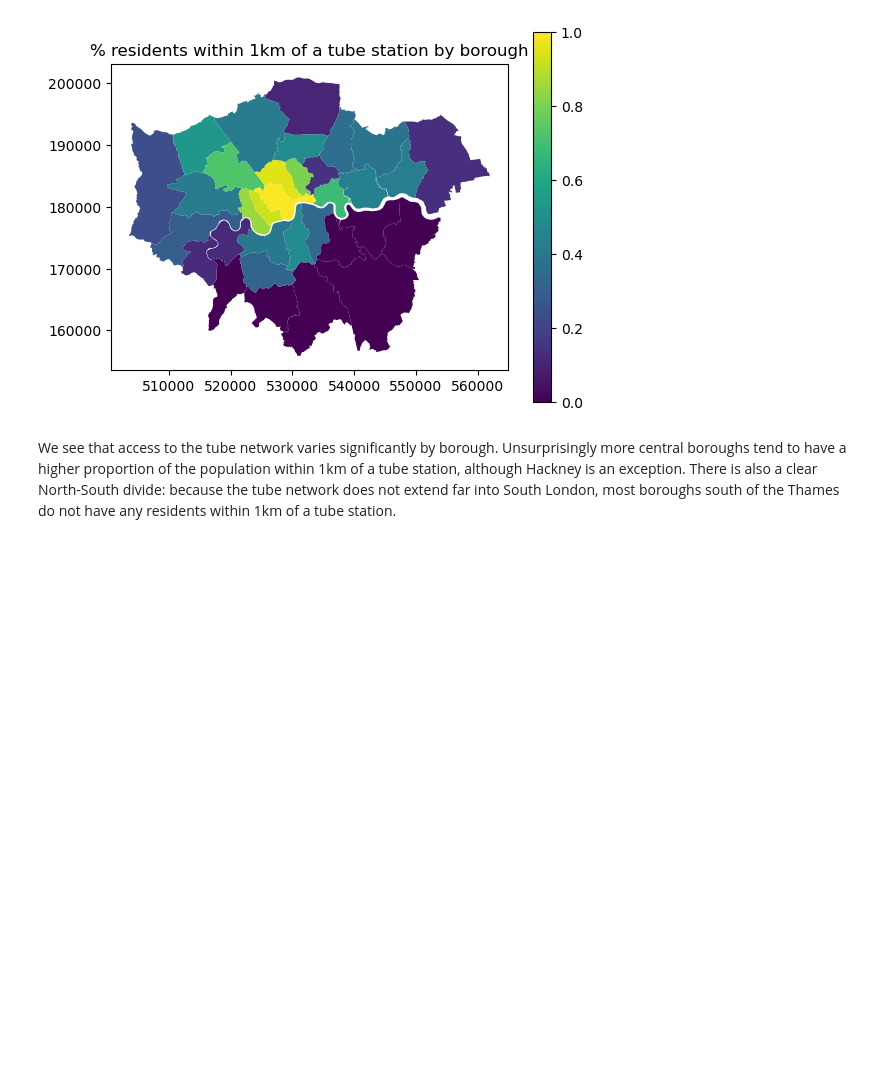
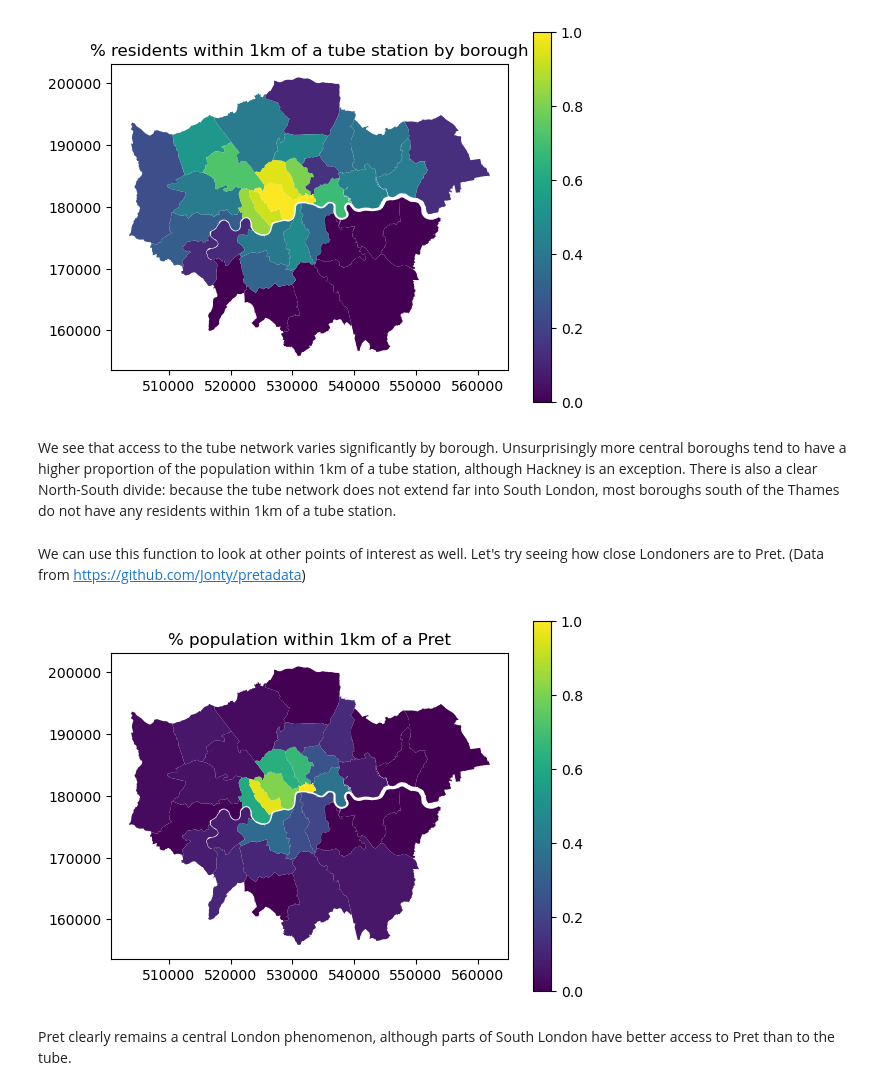
Before and after one commit to adamcellanjones/LondonMaps, a Jupyter notebook: notebooks/01_exploring_shapefiles.ipynb, the cells around one changed output. Saved outputs shown, nothing was run; the diff lists cells and outputs as text; code cells hidden in the pictures; blank space fills up the shorter version.

Commit message:
Pret access map

```diff
--- a/notebooks/01_exploring_shapefiles.ipynb
+++ b/notebooks/01_exploring_shapefiles.ipynb
@@ -61,13 +61,15 @@ for gdf in gdfs.values():
 The borough level doesn't have the demographic statistics included, but we can add these by aggregating up from LSOAs
 # %%
 summable_columns = ['residents', 'residents_household', 'residents_communal', 'households']
-agg_data = gdfs['LSOA'].groupby('LAD11CD')[summable_columns].sum()
 
-gdfs['Borough'] = pd.merge(gdfs['Borough'], agg_data, left_on='GSS_CODE', right_index=True)
+for agg_level in ['Borough', 'Ward']:
+    agg_id = 'LAD11CD' if agg_level == 'Borough' else 'WD11CD_BF'
+    agg_data = gdfs['OA'].groupby(agg_id)[summable_columns].sum()
+    gdfs[agg_level] = pd.merge(gdfs[agg_level], agg_data, left_on='GSS_CODE', right_index=True)
 
-# Calculate density and average variables
-gdfs['Borough']['population_density'] = gdfs['Borough']['residents'] / gdfs['Borough']['area']
-gdfs['Borough']['hh_size_average'] = gdfs['Borough']['residents_household'] / gdfs['Borough']['households']
+    # Calculate density and average variables
+    gdfs[agg_level]['population_density'] = gdfs[agg_level]['residents'] / gdfs[agg_level]['area']
+    gdfs[agg_level]['hh_size_average'] = gdfs[agg_level]['residents_household'] / gdfs[agg_level]['households']
 # %% [markdown]
 We can use this data to create choropleths to visualise statistics by geography - for example, let's look at population density at the MSOA level and population at the borough level:
 # %%
@@ -143,7 +145,7 @@ def population_near_feature(point_series: geopandas.geoseries.GeoSeries, distanc
     """
     Takes a series of points (GeoSeries) and checks which output areas are within a certain distance of
     any of them, then aggregates to a higher-level geography. Returns a data frame with proportion of population
-    within the specified distance.
+    within the specified distance as column proportion_near_feature.
 
     Optional keyword arguments:
     distance: the distance for the buffer, measured in metres; defaults to 1000 (1km)
@@ -155,7 +157,7 @@ def population_near_feature(point_series: geopandas.geoseries.GeoSeries, distanc
     agg_id_source = agg_id if agg_level == 'MSOA' else 'GSS_CODE'
 
     # Create the buffer shape
-    buffer = point_series.buffer(distance).unary_union
+    buffer = point_series.buffer(distance).union_all()
 
     # Check which OAs are within buffer and set up disaggregated df
     oa_overlap = gdfs['OA']['geometry'].within(buffer)
@@ -175,3 +177,16 @@ _ = plt.title("% residents within 1km of a tube station by borough")
 [figure]
 # %% [markdown]
 We see that access to the tube network varies significantly by borough. Unsurprisingly more central boroughs tend to have a higher proportion of the population within 1km of a tube station, although Hackney is an exception. There is also a clear North-South divide: because the tube network does not extend far into South London, most boroughs south of the Thames do not have any residents within 1km of a tube station.
+# %% [markdown]
+We can use this function to look at other points of interest as well. Let's try seeing how close Londoners are to Pret. (Data from https://github.com/Jonty/pretadata)
+# %%
+london_bounds = gdfs['Borough'].to_crs('WGS 84').union_all().bounds
+prets = geopandas.read_file(data_path / 'prets.geojson', bbox=london_bounds).to_crs(gdfs['Borough'].crs)
+# %%
+pret_access = population_near_feature(prets['geometry'])
+pret_access.plot('proportion_near_feature', legend=True)
+_ = plt.title("% population within 1km of a Pret")
+# %% [output]
+[figure, added]
+# %% [markdown]
+Pret clearly remains a central London phenomenon, although parts of South London have better access to Pret than to the tube.
```
Also changed, not shown: parts of 1 cell of this notebook.
